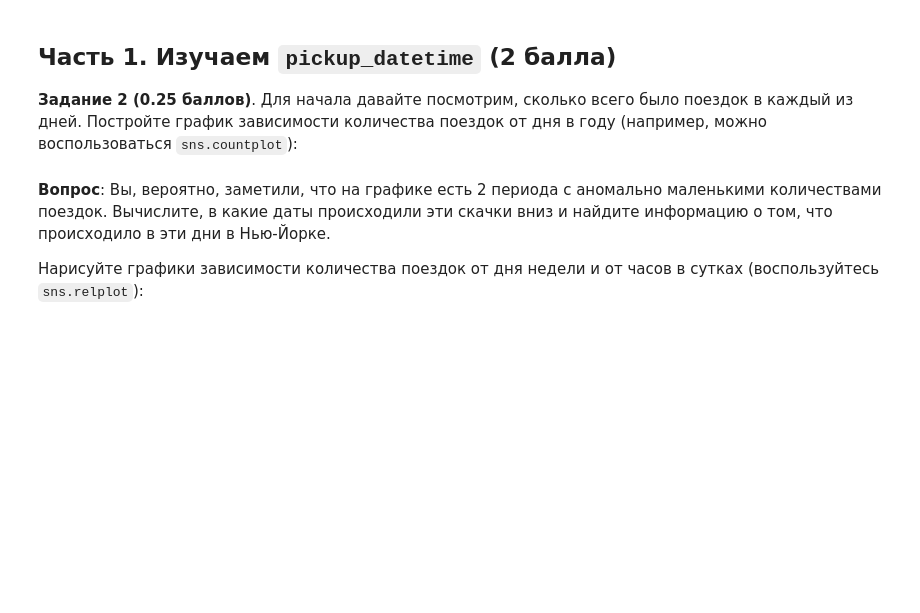
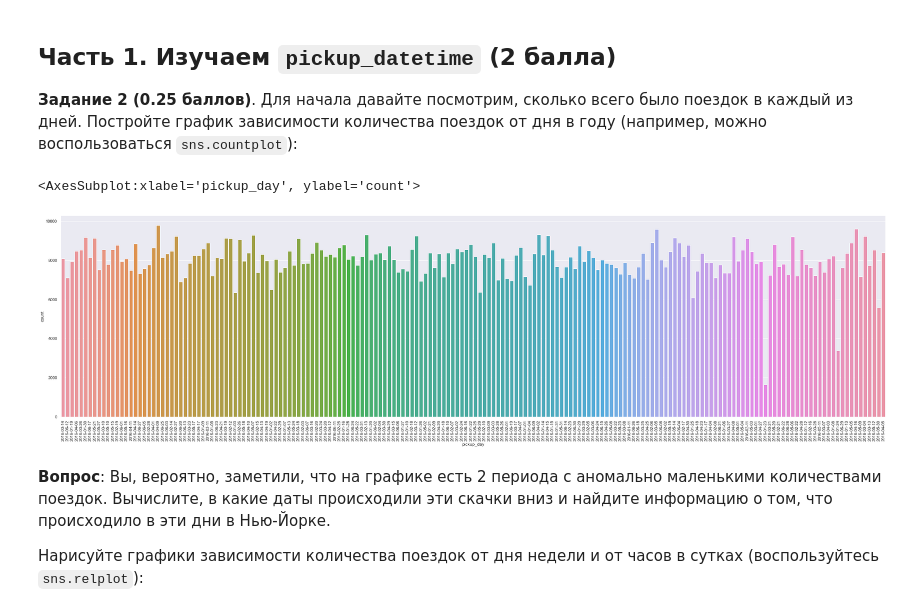
Before and after one commit to CaBolag/ml_course_hse, a Jupyter notebook: semester_1/homework_practice/02_linregr/homework-practice-02-linregr.ipynb, the cells around one changed output. Drawn from its saved outputs; the diff is of its cells as text; code cells hidden in the pictures; blank space fills up the shorter version.

```diff
--- a/semester_1/homework_practice/02_linregr/homework-practice-02-linregr.ipynb
+++ b/semester_1/homework_practice/02_linregr/homework-practice-02-linregr.ipynb
@@ -112,3 +186,14 @@ $$\text{RMSLE}(X, y, a) = \sqrt{\frac{1}{\ell}\sum_{i=1}^{\ell} \big(\log{(y_i +
+# %%
+import datetime as dt
+plt.figure(figsize=(40,10))
+plt.xticks(rotation=90)
+train['pickup_day']=train['pickup_datetime'].dt.date
+#sns.set(rc={'figure.figsize':(30,10)})
+sns.countplot(x='pickup_day',data=train)
+#chart.set_xticklabels(chart.get_xticklabels(), rotation=90)
+# %% [output]
+<AxesSubplot:xlabel='pickup_day', ylabel='count'>
+[figure, added]
 # %% [markdown]
 **Вопрос**: Вы, вероятно, заметили, что на графике есть 2 периода с аномально маленькими количествами поездок. Вычислите, в какие даты происходили эти скачки вниз и найдите информацию о том, что происходило в эти дни в Нью-Йорке.
 
```
Also changed, not shown: parts of 51 cells of this notebook, 15 other files.
